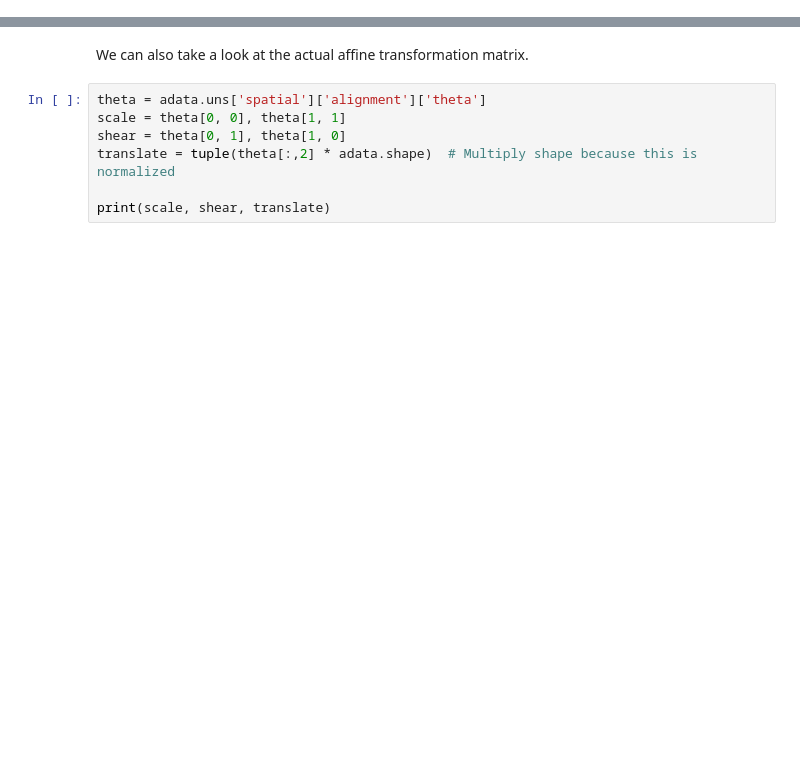
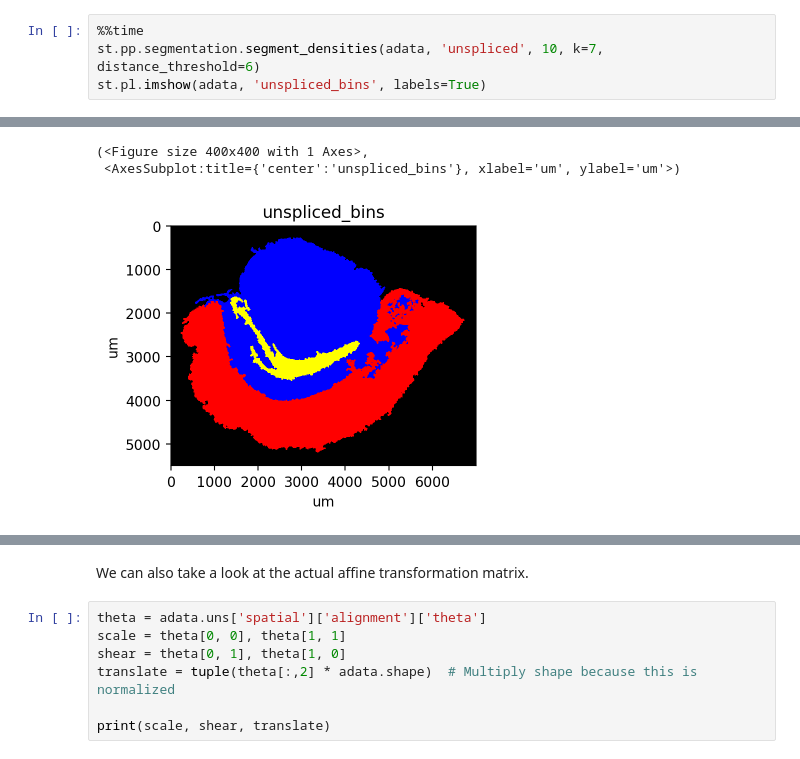
Before and after one commit to aristoteleo/spateo-notebooks, a Jupyter notebook: segmentation/full_segmentation.ipynb, the cells around one changed output, grey strips where cells are left out. Saved outputs shown, nothing was run; the diff lists cells and outputs as text; blank space fills up the shorter version.

```diff
--- a/segmentation/full_segmentation.ipynb
+++ b/segmentation/full_segmentation.ipynb
@@ -41 +31,6 @@ st.pl.imshow(adata, 'stain_mask', ax=axes[1])
 [figure]
+# %%
+%%time
+st.pp.segmentation.segment_densities(adata, 'unspliced', 10, k=7, distance_threshold=6)
+st.pl.imshow(adata, 'unspliced_bins', labels=True)
+# %% [output]
@@ -42 +39,4 @@ st.pl.imshow(adata, 'stain_mask', ax=axes[1])
+(<Figure size 400x400 with 1 Axes>,
+ <AxesSubplot:title={'center':'unspliced_bins'}, xlabel='um', ylabel='um'>)
+[figure, added]
 # %%
```
Also changed, not shown: parts of 26 cells of this notebook, 2 other files.
